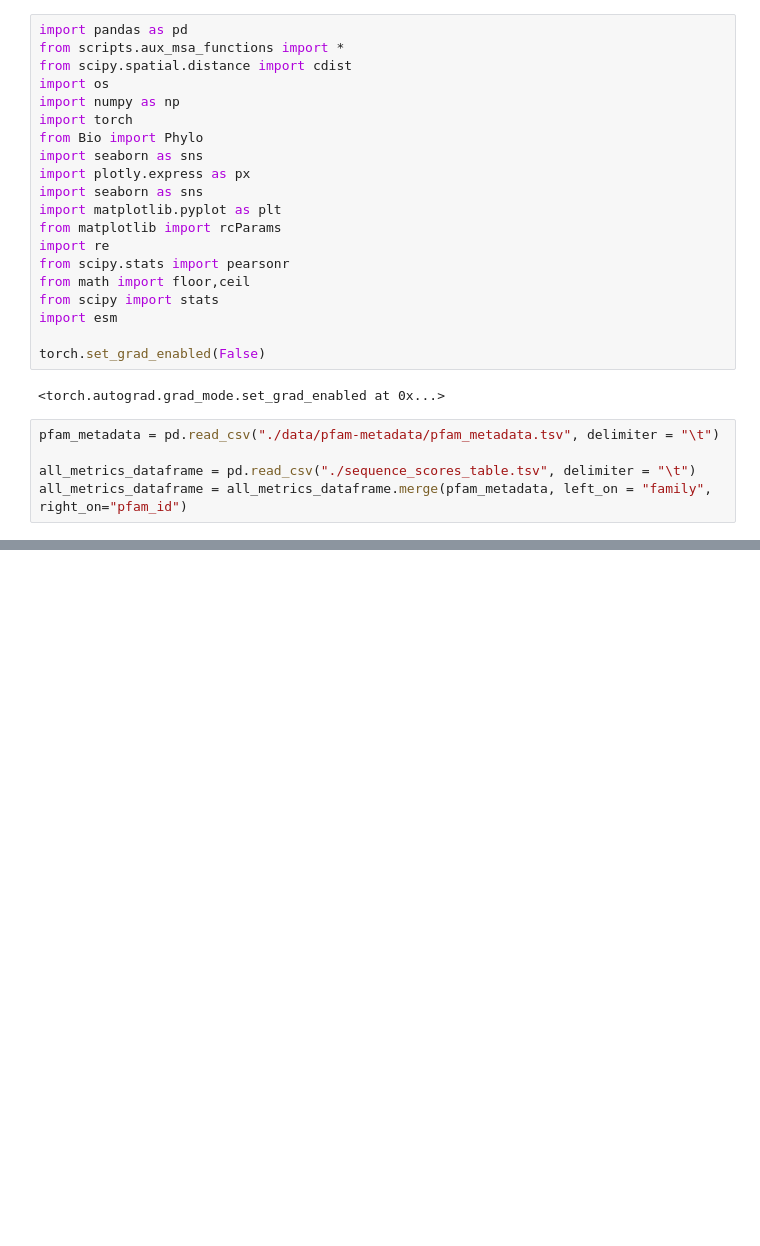
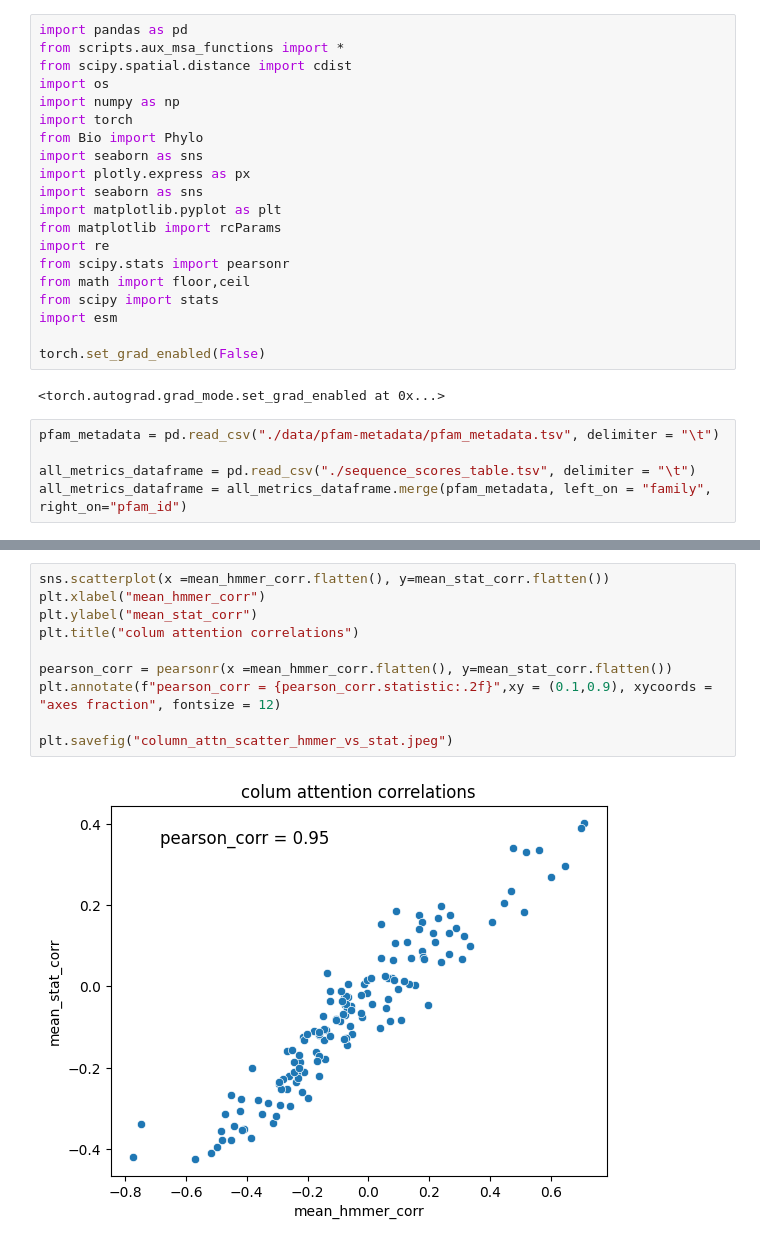
Before and after one commit to anamaysamant/MSA-phylogeny-generation, a Jupyter notebook: PFAM_explorer.ipynb, the cells around one changed output, grey strips where cells are left out. Drawn from its saved outputs; the diff is of its cells as text; blank space fills up the shorter version.

```diff
--- a/PFAM_explorer.ipynb
+++ b/PFAM_explorer.ipynb
@@ -90,0 +192,12 @@ plt.colorbar()
+# %%
+sns.scatterplot(x =mean_hmmer_corr.flatten(), y=mean_stat_corr.flatten())
+plt.xlabel("mean_hmmer_corr")
+plt.ylabel("mean_stat_corr")
+plt.title("colum attention correlations")
+
+pearson_corr = pearsonr(x =mean_hmmer_corr.flatten(), y=mean_stat_corr.flatten())
+plt.annotate(f"pearson_corr = {pearson_corr.statistic:.2f}",xy = (0.1,0.9), xycoords = "axes fraction", fontsize = 12)
+
+plt.savefig("column_attn_scatter_hmmer_vs_stat.jpeg")
+# %% [output]
+[figure, added]
```
Also changed, not shown: parts of 22 cells of this notebook, 5 other files.
